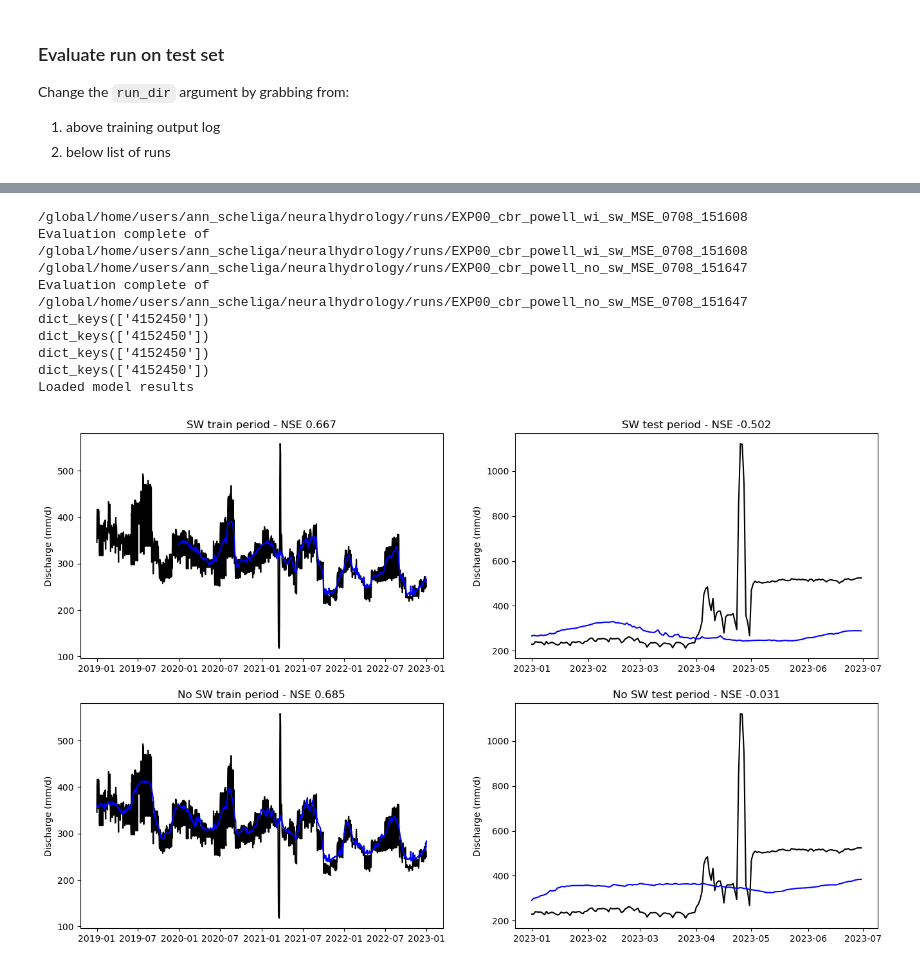
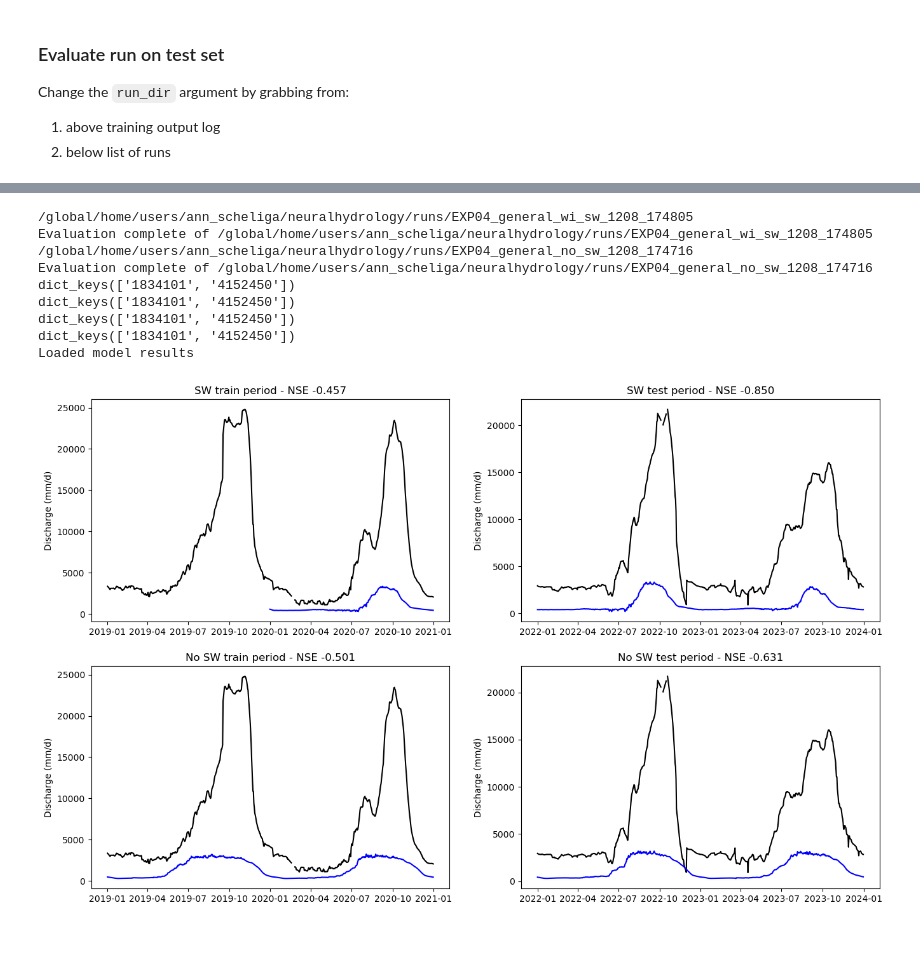
Before and after one commit to ascheliga/neuralhydrology, a Jupyter notebook: cygnss_models/EXP04_general/base_case.ipynb, the cells around one changed output, grey strips where cells are left out. Drawn from its saved outputs; the diff is of its cells as text; code cells hidden in the pictures; blank space fills up the shorter version.

Commit message:
2basin tot run

```diff
--- a/cygnss_models/EXP04_general/base_case.ipynb
+++ b/cygnss_models/EXP04_general/base_case.ipynb
@@ -50,16 +42,16 @@ Loaded model results
 # %%
-cbr_powell_MSE_metrics = eval_wrapper.quick_eval(fp_no_sw='EXP00_cbr_powell_no_sw_MSE_0708_151647',
-    fp_wi_sw='EXP00_cbr_powell_wi_sw_MSE_0708_151608',
+kainji_metrics = eval_wrapper.quick_eval(fp_no_sw='EXP04_general_no_sw_1208_174716',
+    fp_wi_sw='EXP04_general_wi_sw_1208_174805',
     run_dir = all_runs_dir,
-    basin_key = '4152450')
+    basin_key = '1834101')
 # %% [output]
-/global/home/users/ann_scheliga/neuralhydrology/runs/EXP00_cbr_powell_wi_sw_MSE_0708_151608
-Evaluation complete of /global/home/users/ann_scheliga/neuralhydrology/runs/EXP00_cbr_powell_wi_sw_MSE_0708_151608
-/global/home/users/ann_scheliga/neuralhydrology/runs/EXP00_cbr_powell_no_sw_MSE_0708_151647
-Evaluation complete of /global/home/users/ann_scheliga/neuralhydrology/runs/EXP00_cbr_powell_no_sw_MSE_0708_151647
-dict_keys(['4152450'])
-dict_keys(['4152450'])
-dict_keys(['4152450'])
-dict_keys(['4152450'])
+/global/home/users/ann_scheliga/neuralhydrology/runs/EXP04_general_wi_sw_1208_174805
+Evaluation complete of /global/home/users/ann_scheliga/neuralhydrology/runs/EXP04_general_wi_sw_1208_174805
+/global/home/users/ann_scheliga/neuralhydrology/runs/EXP04_general_no_sw_1208_174716
+Evaluation complete of /global/home/users/ann_scheliga/neuralhydrology/runs/EXP04_general_no_sw_1208_174716
+dict_keys(['1834101', '4152450'])
+dict_keys(['1834101', '4152450'])
+dict_keys(['1834101', '4152450'])
+dict_keys(['1834101', '4152450'])
 Loaded model results
-[figure, old version]
+[figure, new version]
```
Also changed, not shown: parts of 7 cells of this notebook, 4 other files.
